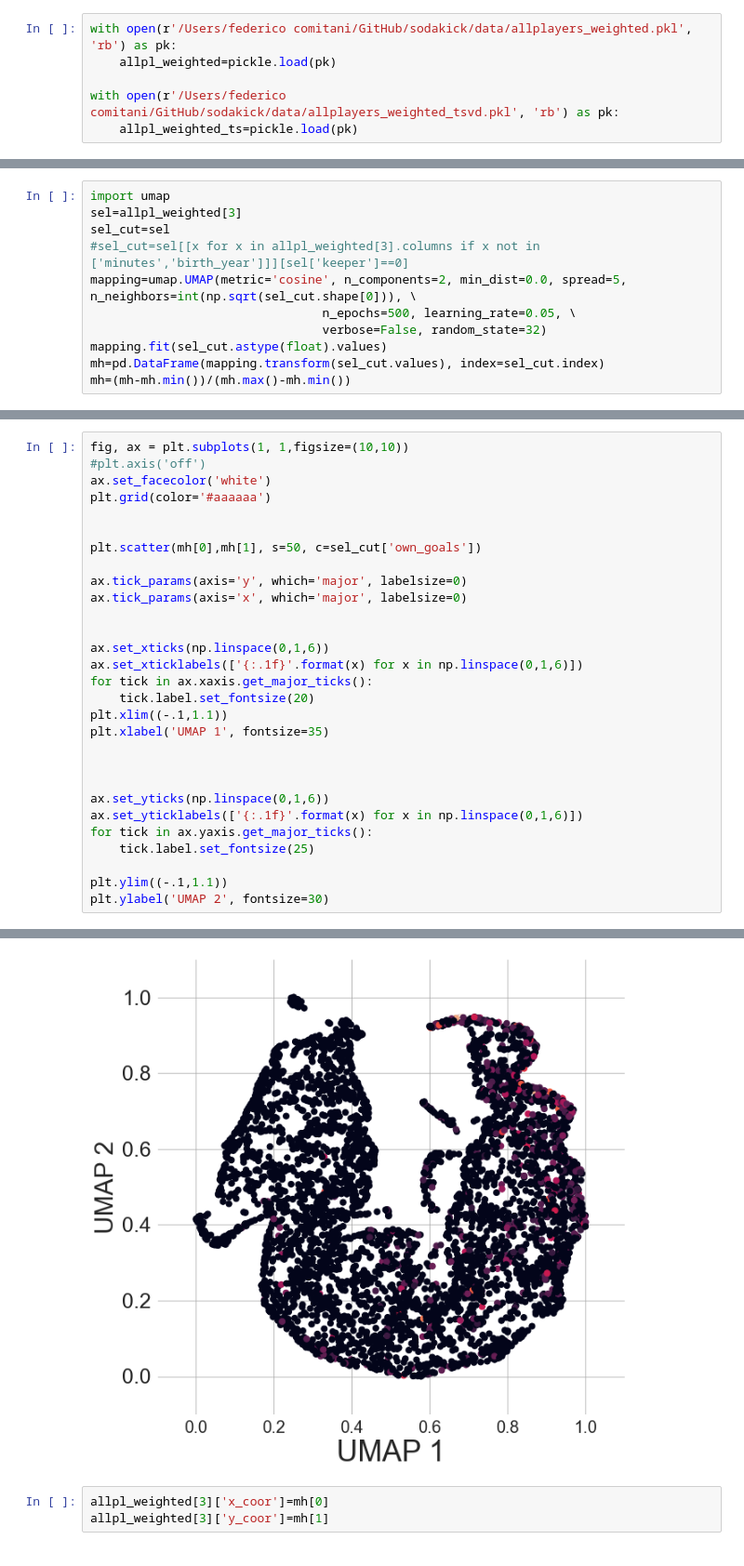
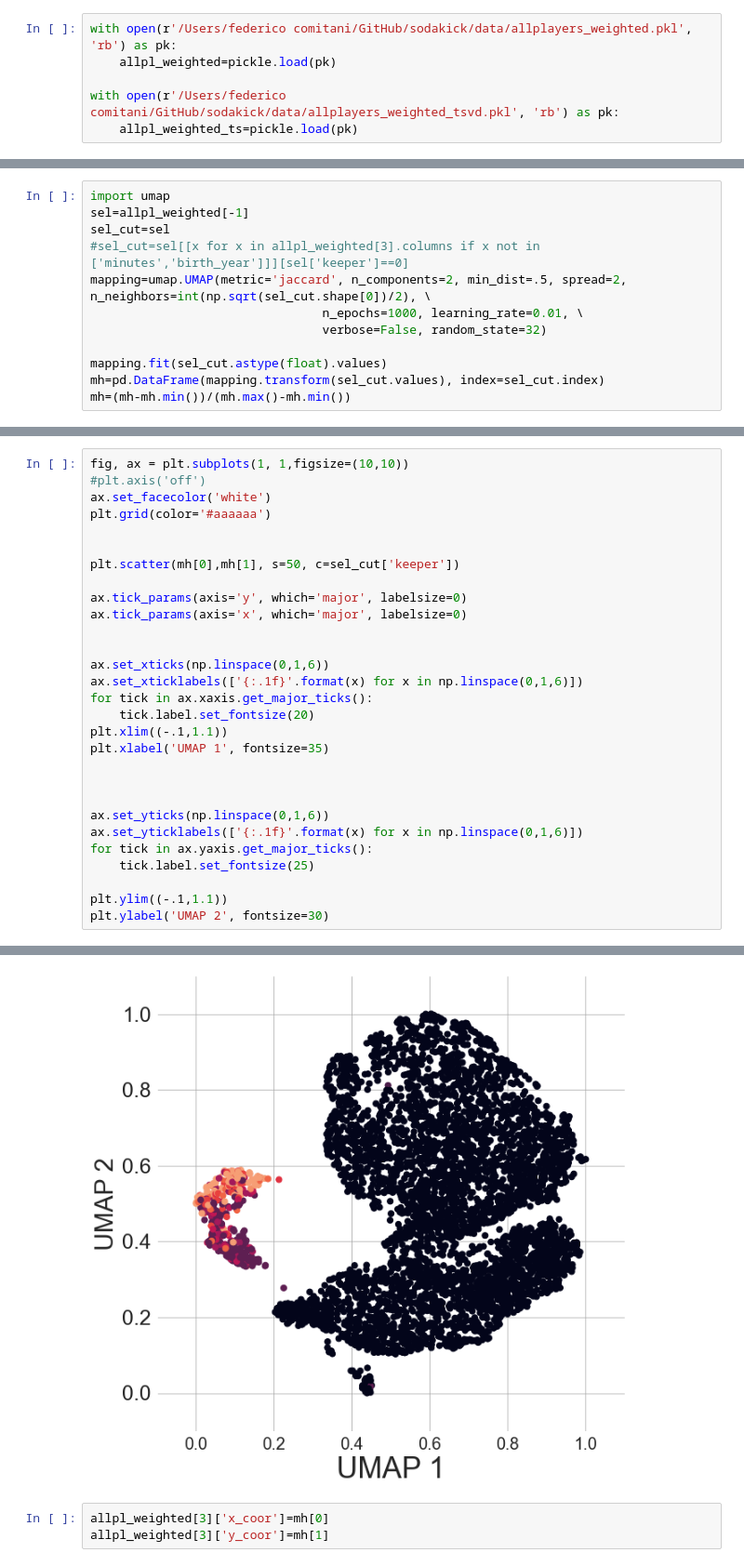
Before and after one commit to fcomitani/sodakick, a Jupyter notebook: notebooks/SodaKick_data_analysis_210705.ipynb, the cells around one changed output, grey strips where cells are left out. Shown at 93% size. Drawn from its saved outputs; the diff is of its cells as text.

```diff
--- a/notebooks/SodaKick_data_analysis_210705.ipynb
+++ b/notebooks/SodaKick_data_analysis_210705.ipynb
@@ -42,11 +67,12 @@ with open(r'/Users/federico comitani/GitHub/sodakick/data/allplayers_weighted_ts
 # %%
 import umap
-sel=allpl_weighted[3]
+sel=allpl_weighted[-1]
 sel_cut=sel
 #sel_cut=sel[[x for x in allpl_weighted[3].columns if x not in ['minutes','birth_year']]][sel['keeper']==0]
-mapping=umap.UMAP(metric='cosine', n_components=2, min_dist=0.0, spread=5, n_neighbors=int(np.sqrt(sel_cut.shape[0])), \
-                                n_epochs=500, learning_rate=0.05, \
+mapping=umap.UMAP(metric='jaccard', n_components=2, min_dist=.5, spread=2, n_neighbors=int(np.sqrt(sel_cut.shape[0])/2), \
+                                n_epochs=1000, learning_rate=0.01, \
                                 verbose=False, random_state=32)
+
 mapping.fit(sel_cut.astype(float).values)
 mh=pd.DataFrame(mapping.transform(sel_cut.values), index=sel_cut.index)
 mh=(mh-mh.min())/(mh.max()-mh.min())
@@ -81,35 +107,35 @@ sp.sort_values(1,ascending=False)
 # %%
 fig, ax = plt.subplots(1, 1,figsize=(10,10))
 #plt.axis('off')
 ax.set_facecolor('white')
 plt.grid(color='#aaaaaa')
 
 
-plt.scatter(mh[0],mh[1], s=50, c=sel_cut['own_goals'])
+plt.scatter(mh[0],mh[1], s=50, c=sel_cut['keeper'])
 
 ax.tick_params(axis='y', which='major', labelsize=0)
 ax.tick_params(axis='x', which='major', labelsize=0)
 
 
 ax.set_xticks(np.linspace(0,1,6))
 ax.set_xticklabels(['{:.1f}'.format(x) for x in np.linspace(0,1,6)])
 for tick in ax.xaxis.get_major_ticks():
     tick.label.set_fontsize(20)
 plt.xlim((-.1,1.1))
 plt.xlabel('UMAP 1', fontsize=35)
 
 
 
 ax.set_yticks(np.linspace(0,1,6))
 ax.set_yticklabels(['{:.1f}'.format(x) for x in np.linspace(0,1,6)])
 for tick in ax.yaxis.get_major_ticks():
     tick.label.set_fontsize(25)
 
 plt.ylim((-.1,1.1))
 plt.ylabel('UMAP 2', fontsize=30)
 # %% [output]
 Text(0, 0.5, 'UMAP 2')
-[figure, old version]
+[figure, new version]
 # %%
 allpl_weighted[3]['x_coor']=mh[0]
 allpl_weighted[3]['y_coor']=mh[1]
```
Also changed, not shown: parts of 5 cells of this notebook, 11 other files.
